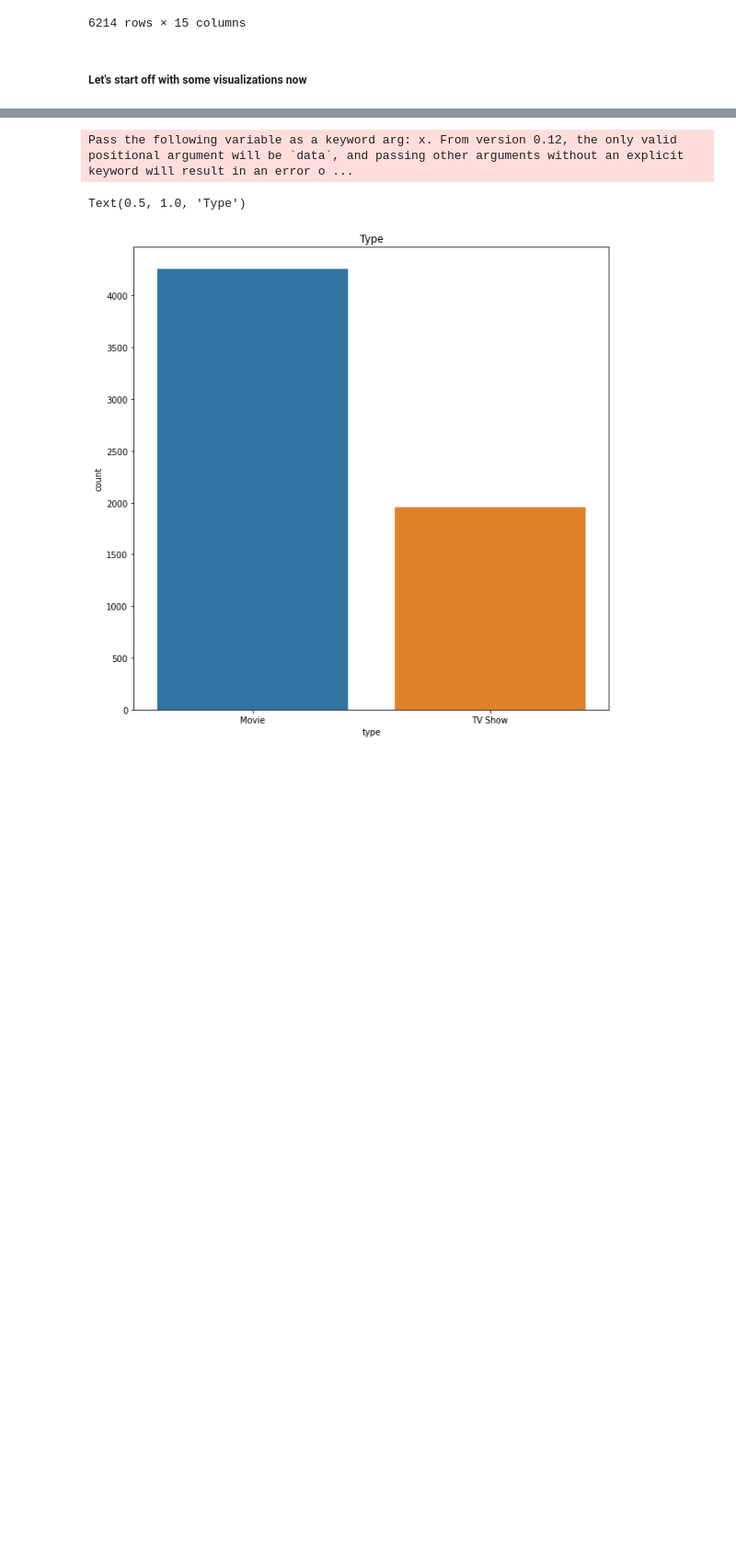
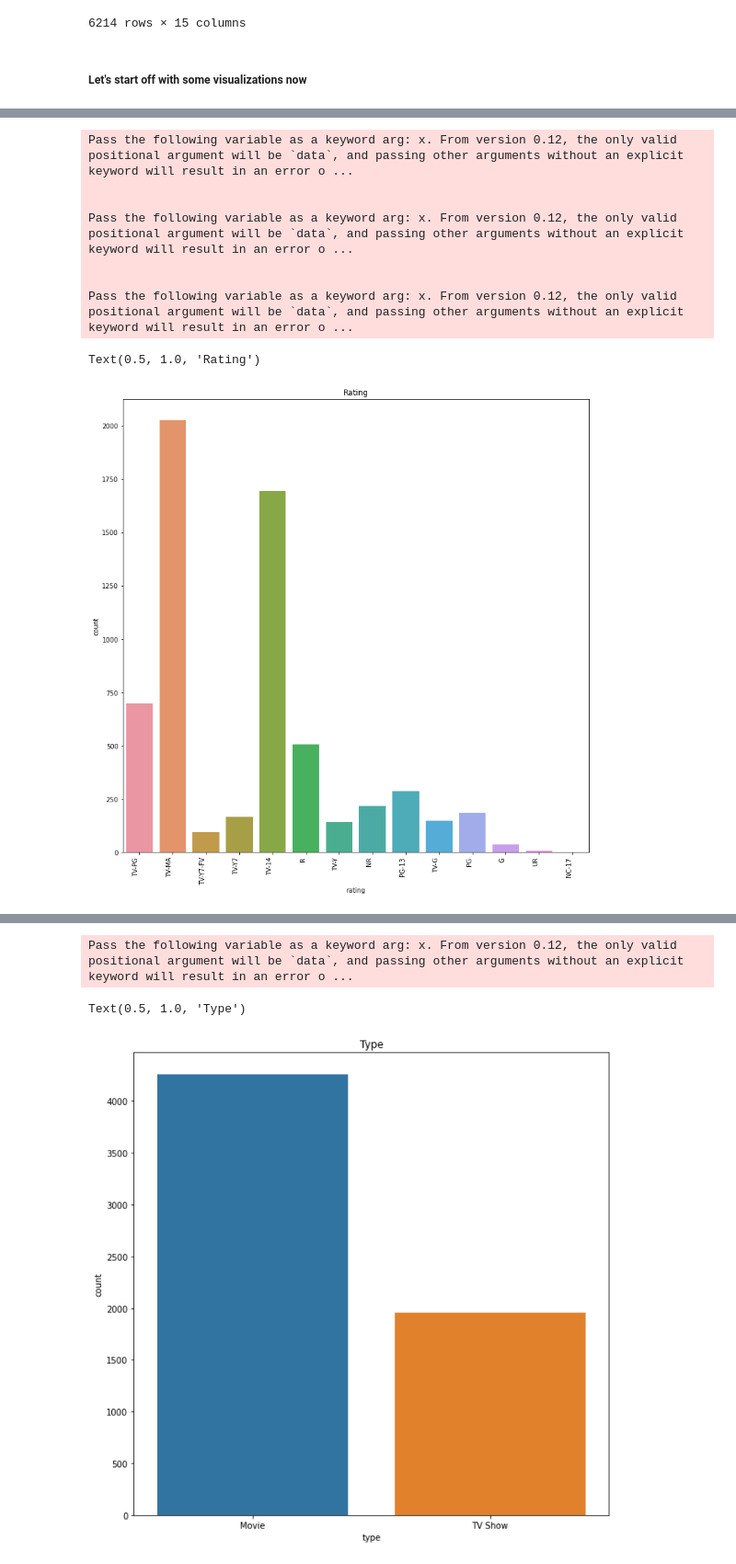
Before and after one commit to desaikun1996/Netflix-Data-Analysis, a Jupyter notebook: Netflix Data Analysis.ipynb, the cells around one changed output, grey strips where cells are left out. Shown at 92% size. Saved outputs shown, nothing was run; the diff lists cells and outputs as text; code cells hidden in the pictures; blank space fills up the shorter version.

```diff
--- a/Netflix Data Analysis.ipynb
+++ b/Netflix Data Analysis.ipynb
@@ -135,3 +135,19 @@ pieChart = px.pie(z, values='counts', names='rating',
 pieChart.show()
 # %% [output]
 [interactive output not drawn]
+# %%
+sns.countplot(df['rating'])
+sns.countplot(df['rating']).set_xticklabels(sns.countplot(df['rating']).get_xticklabels(), rotation=90, ha="right")
+fig = plt.gcf()
+fig.set_size_inches(13,13)
+plt.title('Rating')
+# %% [output]
+Pass the following variable as a keyword arg: x. From version 0.12, the only valid positional argument will be `data`, and passing other arguments without an explicit keyword will result in an error o ...
+
+
+Pass the following variable as a keyword arg: x. From version 0.12, the only valid positional argument will be `data`, and passing other arguments without an explicit keyword will result in an error o ...
+
+
+Pass the following variable as a keyword arg: x. From version 0.12, the only valid positional argument will be `data`, and passing other arguments without an explicit keyword will result in an error o ...
+Text(0.5, 1.0, 'Rating')
+[figure, added]
```
Also changed, not shown: parts of 4 cells of this notebook.
